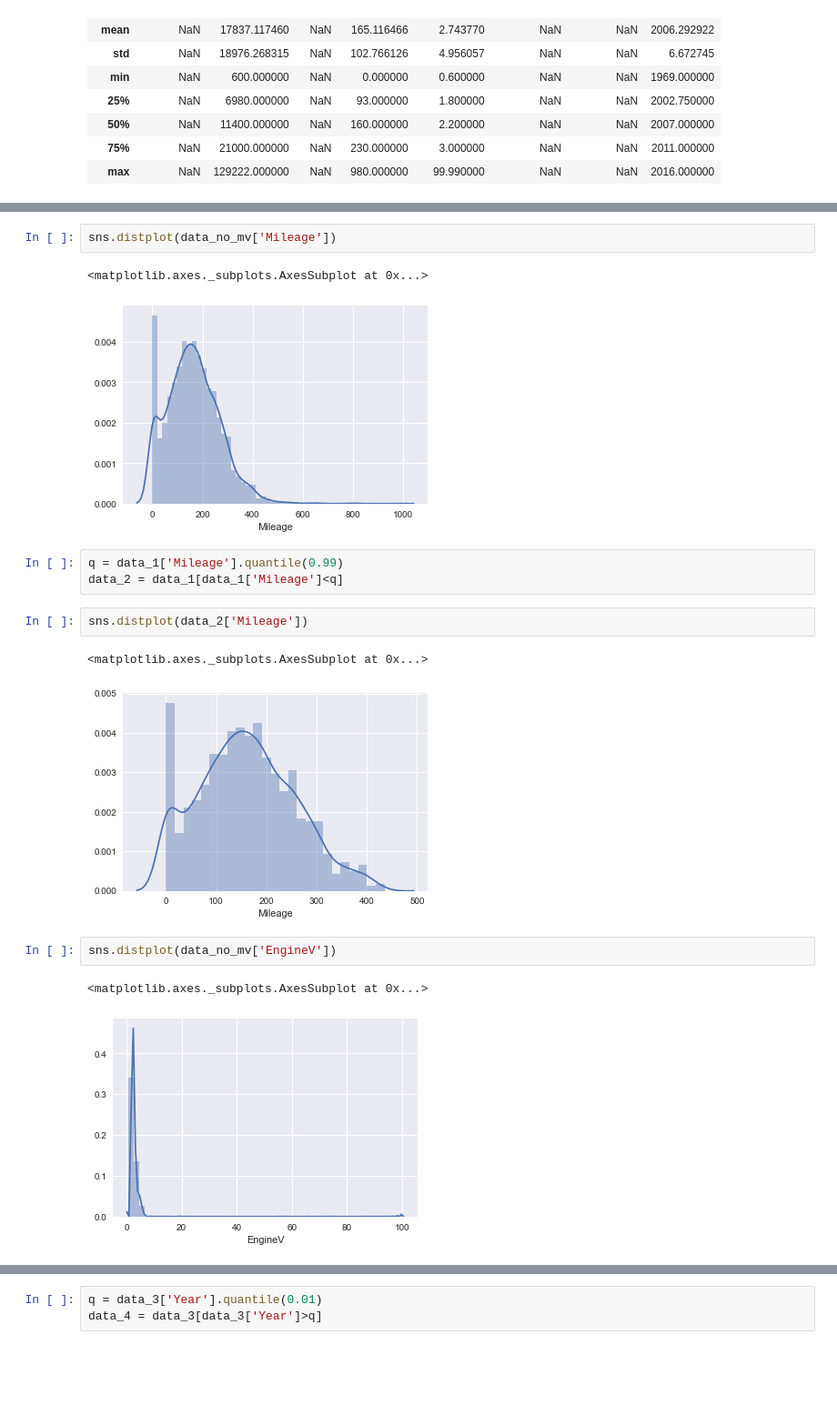
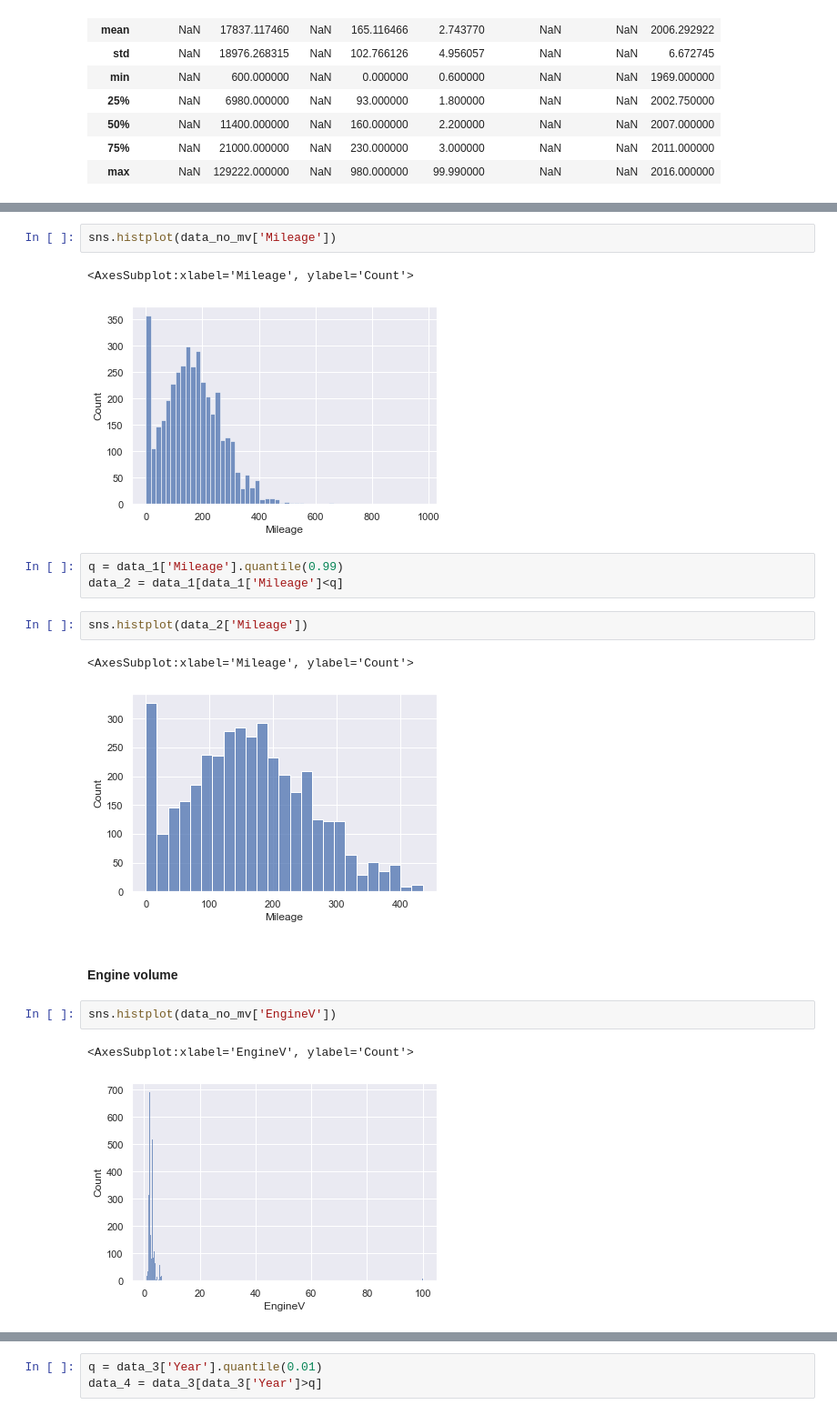
Before and after one commit to Luntbox/sklearn-bootcamp-projects, a Jupyter notebook: sklearn - Linear Regression - Practical Example complete.ipynb, the cells around one changed output, grey strips where cells are left out. Shown at 91% size. Cells and saved outputs as stored; diff of their text form; blank space fills up the shorter version.

```diff
--- a/sklearn - Linear Regression - Practical Example complete.ipynb
+++ b/sklearn - Linear Regression - Practical Example complete.ipynb
@@ -132,18 +134,20 @@ sns.distplot(data_1['Price'])
 # %%
-sns.distplot(data_no_mv['Mileage'])
+sns.histplot(data_no_mv['Mileage'])
 # %% [output]
-<matplotlib.axes._subplots.AxesSubplot at 0x...>
+<AxesSubplot:xlabel='Mileage', ylabel='Count'>
-[figure, old version]
+[figure, new version]
 # %%
 q = data_1['Mileage'].quantile(0.99)
 data_2 = data_1[data_1['Mileage']<q]
 # %%
-sns.distplot(data_2['Mileage'])
+sns.histplot(data_2['Mileage'])
 # %% [output]
-<matplotlib.axes._subplots.AxesSubplot at 0x...>
+<AxesSubplot:xlabel='Mileage', ylabel='Count'>
-[figure, old version]
+[figure, new version]
+# %% [markdown]
+#### Engine volume
 # %%
-sns.distplot(data_no_mv['EngineV'])
+sns.histplot(data_no_mv['EngineV'])
 # %% [output]
-<matplotlib.axes._subplots.AxesSubplot at 0x...>
+<AxesSubplot:xlabel='EngineV', ylabel='Count'>
-[figure, old version]
+[figure, new version]
```
Also changed, not shown: parts of 49 cells of this notebook.
